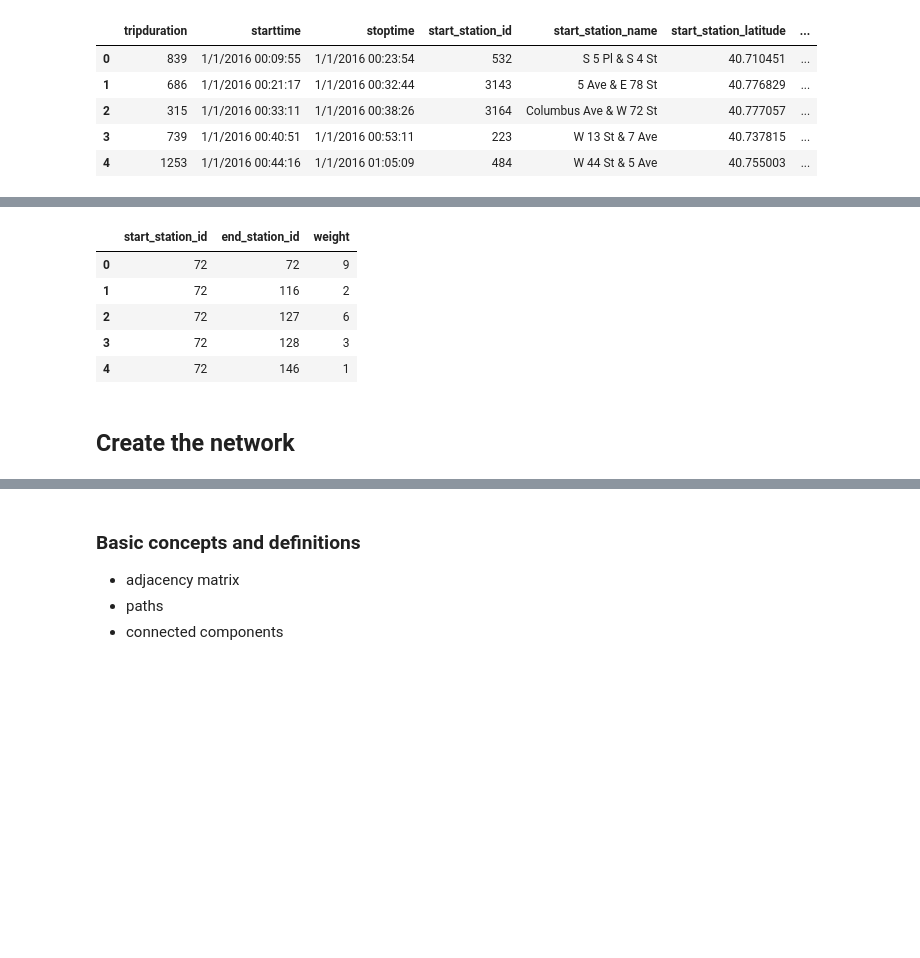
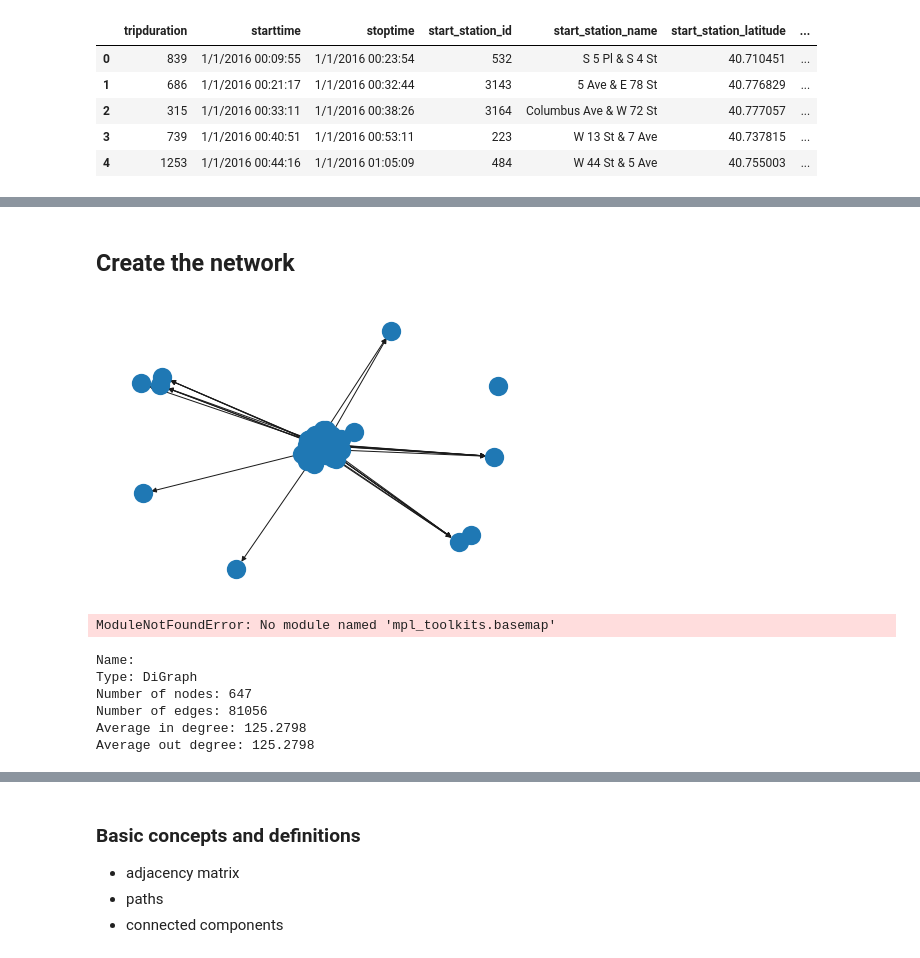
Before and after one commit to andygubser/bike_network_analysis, a Jupyter notebook: scripts/bike_network_analysis_nyc.ipynb, the cells around one changed output, grey strips where cells are left out. Cells and saved outputs as stored; diff of their text form; code cells hidden in the pictures; blank space fills up the shorter version.

Commit message:
geospatial graph analysis

```diff
--- a/scripts/bike_network_analysis_nyc.ipynb
+++ b/scripts/bike_network_analysis_nyc.ipynb
@@ -28,0 +35,26 @@ df.head()
+# %%
+start_station_coord = df[["start_station_id",
+                          "start_station_name",
+                          "start_station_latitude",
+                          "start_station_longitude"]].\
+                        drop_duplicates().\
+                        rename(columns={"start_station_id": "id",
+                                  "start_station_name": "name",
+                                  "start_station_latitude": "lat",
+                                  "start_station_longitude": "long"})
+
+end_station_coord = df[["end_station_id",
+                        "end_station_name",
+                        "end_station_latitude",
+                        "end_station_longitude"]].\
+                        drop_duplicates(). \
+                        rename(columns={"end_station_id": "id",
+                                        "end_station_name": "name",
+                                        "end_station_latitude": "lat",
+                                        "end_station_longitude": "long"})
+
+stations = pd.concat([start_station_coord, end_station_coord]).\
+                        drop_duplicates(subset="id").\
+                        sort_values("id").\
+                        set_index("id")
+stations.head()
@@ -28,0 +71,2 @@ df.head()
+# %%
+trips = df
@@ -29,13 +91,6 @@ df.head()
 # %%
-df_graph = df.groupby(["start_station_id", "end_station_id"]).size().reset_index()
-df_graph.rename(columns={0:"weight"}, inplace=True)
-df_graph.head()
+#gb_graph = df.groupby(["start_station_id", "end_station_id"]).size().reset_index()
+#gb_graph.rename(columns={0:"weight"}, inplace=True)
+#gb_graph.head()
-# %% [output]
-|  | start_station_id | end_station_id | weight |
-| 0 | 72 | 72 | 9 |
-| 1 | 72 | 116 | 2 |
-| 2 | 72 | 127 | 6 |
-| 3 | 72 | 128 | 3 |
-| 4 | 72 | 146 | 1 |
 # %% [markdown]
 ## Create the network
@@ -50,0 +97,36 @@ for _, edge in df_graph.iterrows():
+# %%
+# creating an empty graph object
+G = nx.DiGraph()
+
+# iterating through the stations to add nodes
+for n, d in stations.iterrows():
+    G.add_node(n, attr_dict=d.to_dict(), pos=(d["lat"], d["long"]))
+
+# use groupby to retrieve the pair of nodes and the data count
+for (start, stop), d in trips.groupby(["start_station_id", "end_station_id"]):
+    G.add_edge(start, stop, count = len(d))
+# %%
+
+nx.draw(G)
+# %% [output]
+[figure, added]
+# %%
+from mpl_toolkits.basemap import Basemap
+# Lambert Conformal Conic map.
+m = Basemap(llcrnrlon=-100.,llcrnrlat=0.,urcrnrlon=-20.,urcrnrlat=57.,
+            projection='lcc',lat_1=20.,lat_2=40.,lon_0=-60.,
+            resolution ='l',area_thresh=1000.)
+# %% [output]
+ModuleNotFoundError: No module named 'mpl_toolkits.basemap'
+# %%
+# bike_graph.number_of_nodes()
+# bike_graph.number_of_edges()
+network_info = nx.info(bike_graph)
+print(f"{network_info}")
+# %% [output]
+Name:
+Type: DiGraph
+Number of nodes: 647
+Number of edges: 81056
+Average in degree: 125.2798
+Average out degree: 125.2798
```
Also changed, not shown: parts of 11 cells of this notebook, 3 other files.
